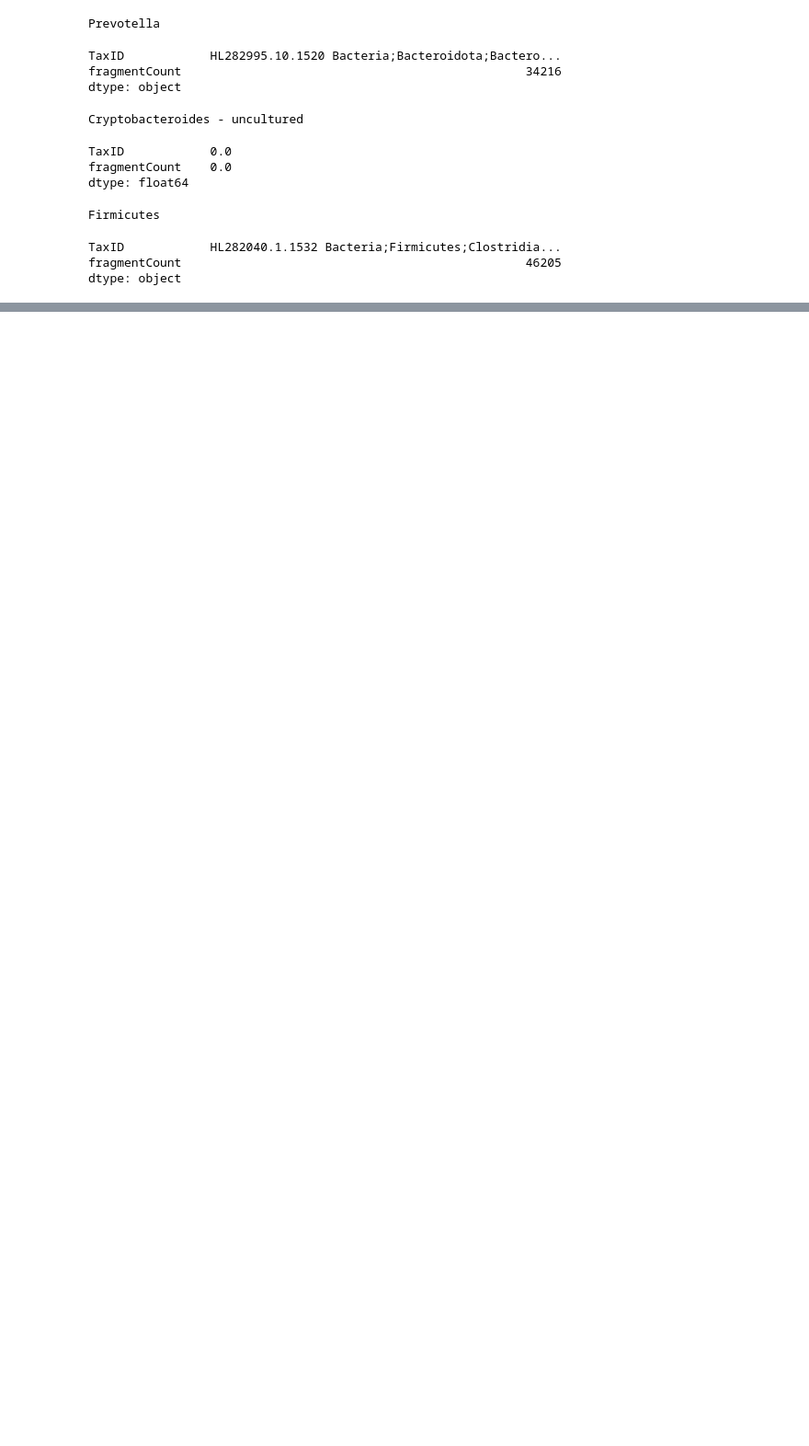
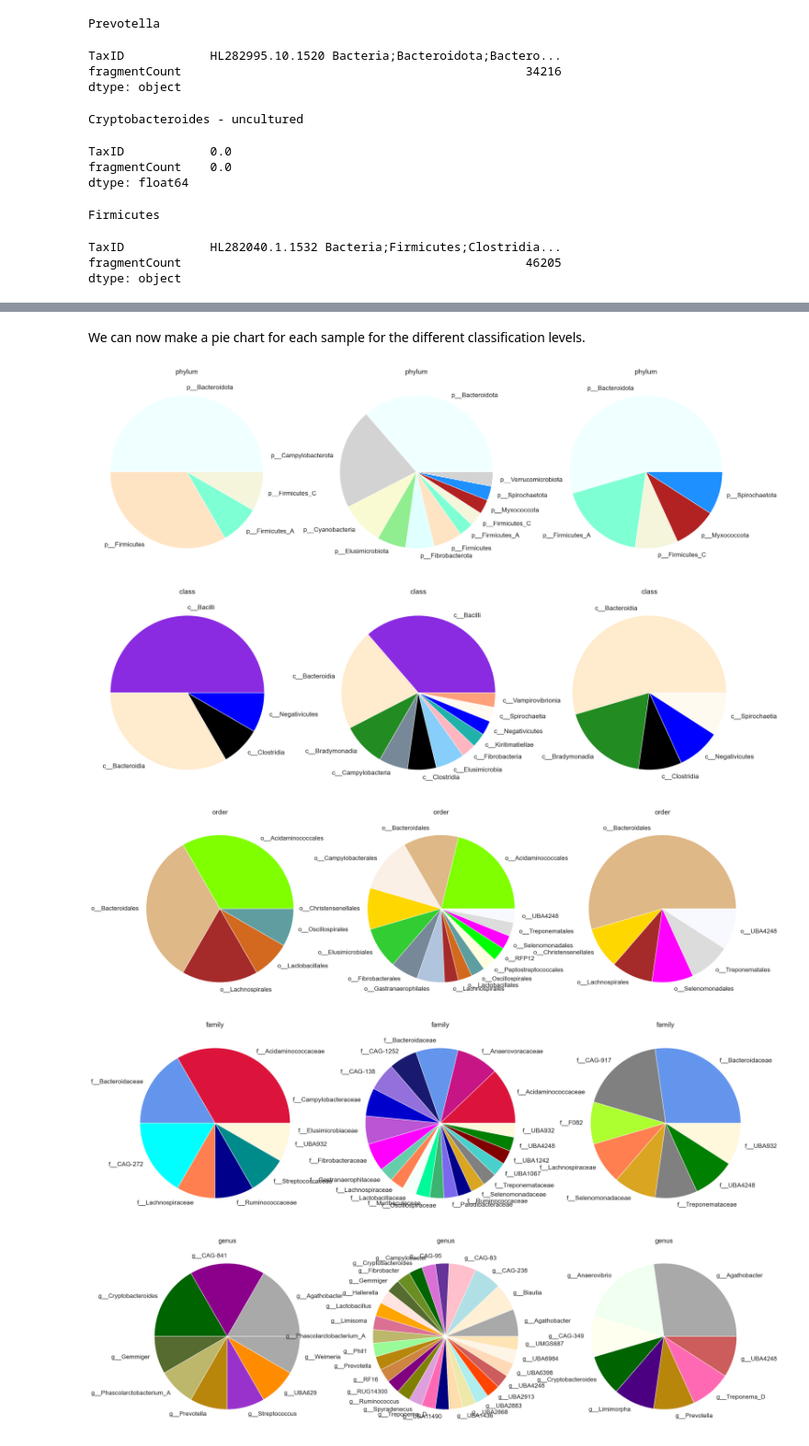
Before and after one commit to prince-ravi-leow/metagenomics-data-analysis, a Jupyter notebook: metagenomics_coda_repo.ipynb, the cells around one changed output, grey strips where cells are left out. Shown at 92% size. Saved outputs shown, nothing was run; the diff lists cells and outputs as text; code cells hidden in the pictures; blank space fills up the shorter version.

Commit message:
Added pie charts and comments

```diff
--- a/metagenomics_coda_repo.ipynb
+++ b/metagenomics_coda_repo.ipynb
@@ -640,0 +672,12 @@ dtype: object
+# %%
+#Count number instances of each element
+#Done in each column of the dataframe
+def col_counts(df):
+    col_count_list = []
+    for i in df.columns:
+        col_count_list.append(df[i].value_counts())
+    return col_count_list
+
+cc38 = col_counts(df38)
+cc24 = col_counts(df24)
+cc25 = col_counts(df25)
@@ -640,0 +686,39 @@ dtype: object
+# %%
+#When we plot, we want each name to have unique and consistent coloring between all the samples.
+#We use a dictionary for the color mapping. Each unique name will have a unique int to map to.
+
+collected_names = [pd.DataFrame(cc24).columns.to_list(),pd.DataFrame(cc38).columns.to_list(),pd.DataFrame(cc25).columns.to_list()]
+collected_names_list = list(chain(collected_names[0],collected_names[1],collected_names[2]))
+unique_names=list(dict.fromkeys(collected_names_list))
+
+name_dict = dict()
+for i in range(len(unique_names)):
+    name_dict[unique_names[i]] = i
+# %% [markdown]
+We can now make a pie chart for each sample for the different classification levels.
+# %%
+#Make pie-chart for each sample at a given classification level.
+def subplots(level = 1):
+    fig, ax = plt.subplots(nrows=1, ncols=3, figsize=(30, 10)) #Make subplot of size(30,10) with room for three plots in a row
+    items = [cc24, cc25, cc38] #Use the column counts for each sample
+    plt.rcParams['font.size'] = '16'#Set font size
+    for q in range(len(items)):
+        lst = items[q] #Iterate trough each sample
+        ax[q].pie(lst[level], #Use the given classification level
+                  labels=lst[level].keys().sort_values(), #Use the sorted names for the level as labels.
+                  colors=[list(mpl.colors.CSS4_COLORS.values())[j+2] for j in [name_dict[k] for k in sorted(lst[level].keys().to_list())]])
+        #The line above is a bit complicated. It uses the name dict we made that can convert a name to an int.
+        #It then uses that int to get a color by using the int as an index.
+        #The colors are in a list given by matplotlib, which can be accessed by index
+        #The offset (j+2) is set to make the colors more presentable
+        ax[q].set_title(lst[level].name)
+    return plt.show()
+
+for i in range(1,7):
+    subplots(i)
+# %% [output]
+[figure, added]
+[figure, added]
+[figure, added]
+[figure, added]
+[figure, added]
```
Also changed, not shown: parts of 7 cells of this notebook.
